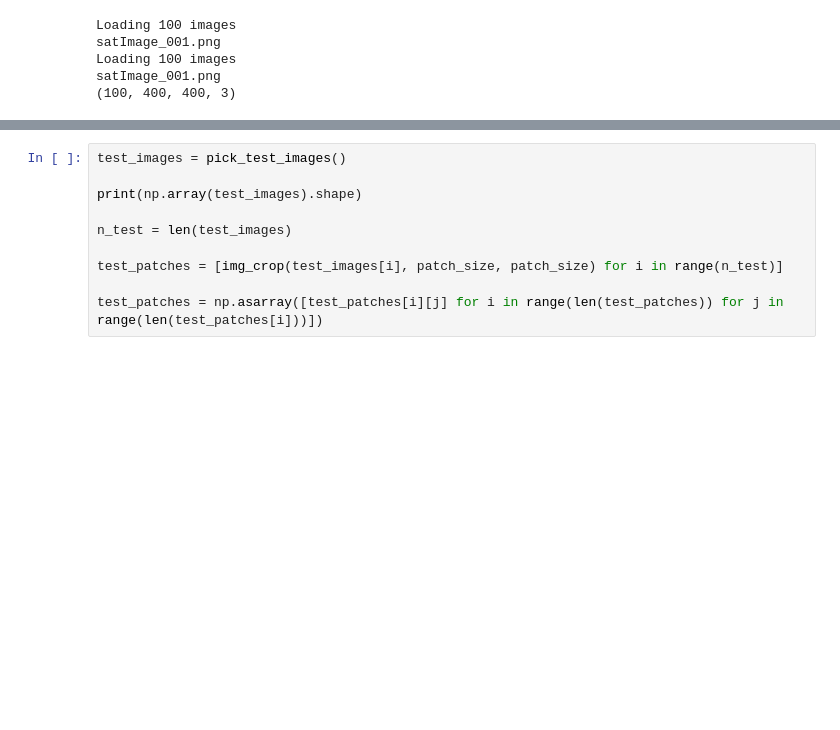
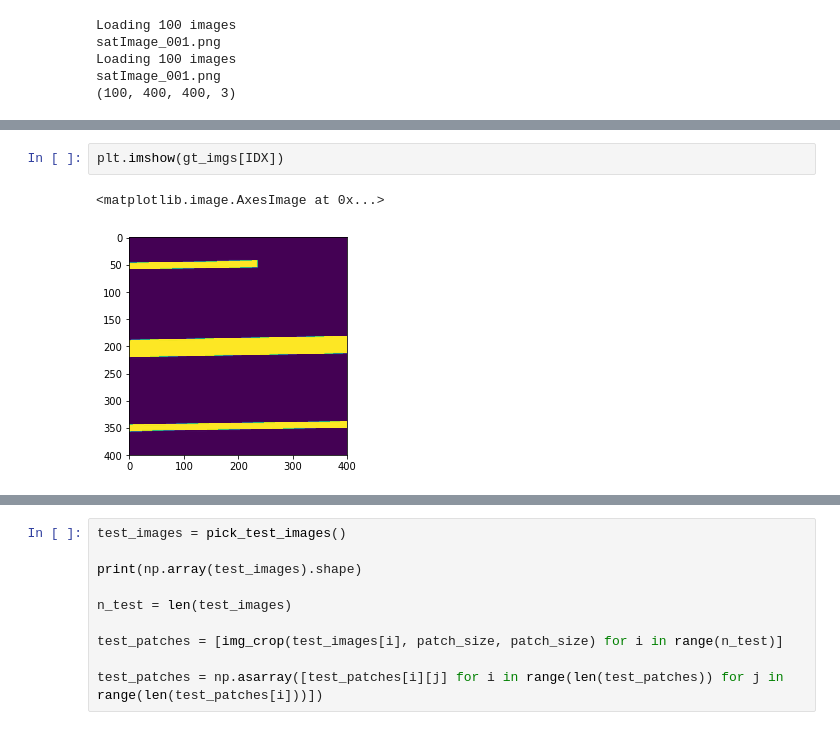
Before and after one commit to LeonardoPollina/ML_project_2, a Jupyter notebook: src/basicCNN.ipynb, the cells around one changed output, grey strips where cells are left out. Drawn from its saved outputs; the diff is of its cells as text; blank space fills up the shorter version.

```diff
--- a/src/basicCNN.ipynb
+++ b/src/basicCNN.ipynb
@@ -229,0 +193,5 @@ Training completed
+# %%
+plt.imshow(gt_imgs[IDX])
+# %% [output]
+<matplotlib.image.AxesImage at 0x...>
+[figure, added]
```
Also changed, not shown: parts of 26 cells of this notebook, 1 other file.
